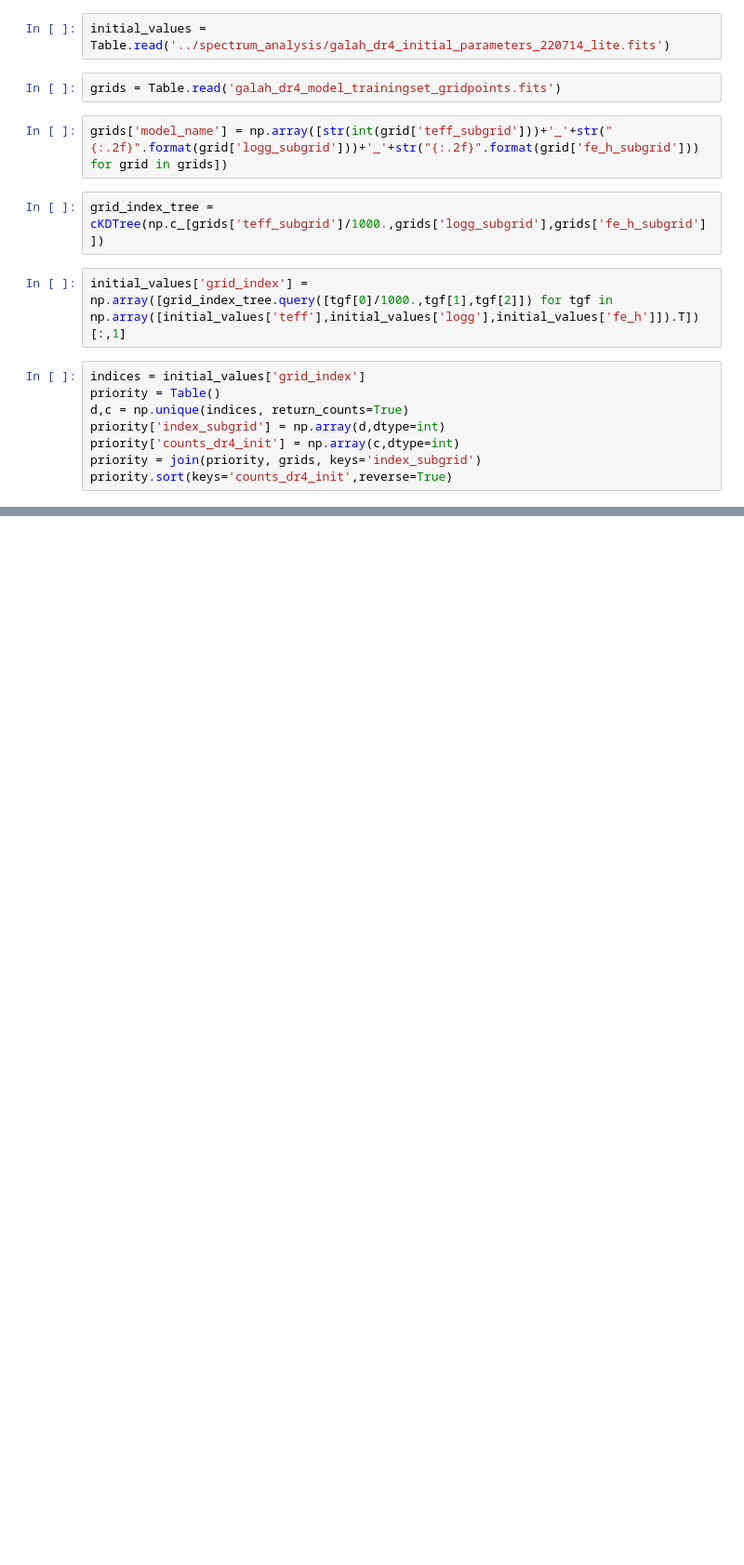
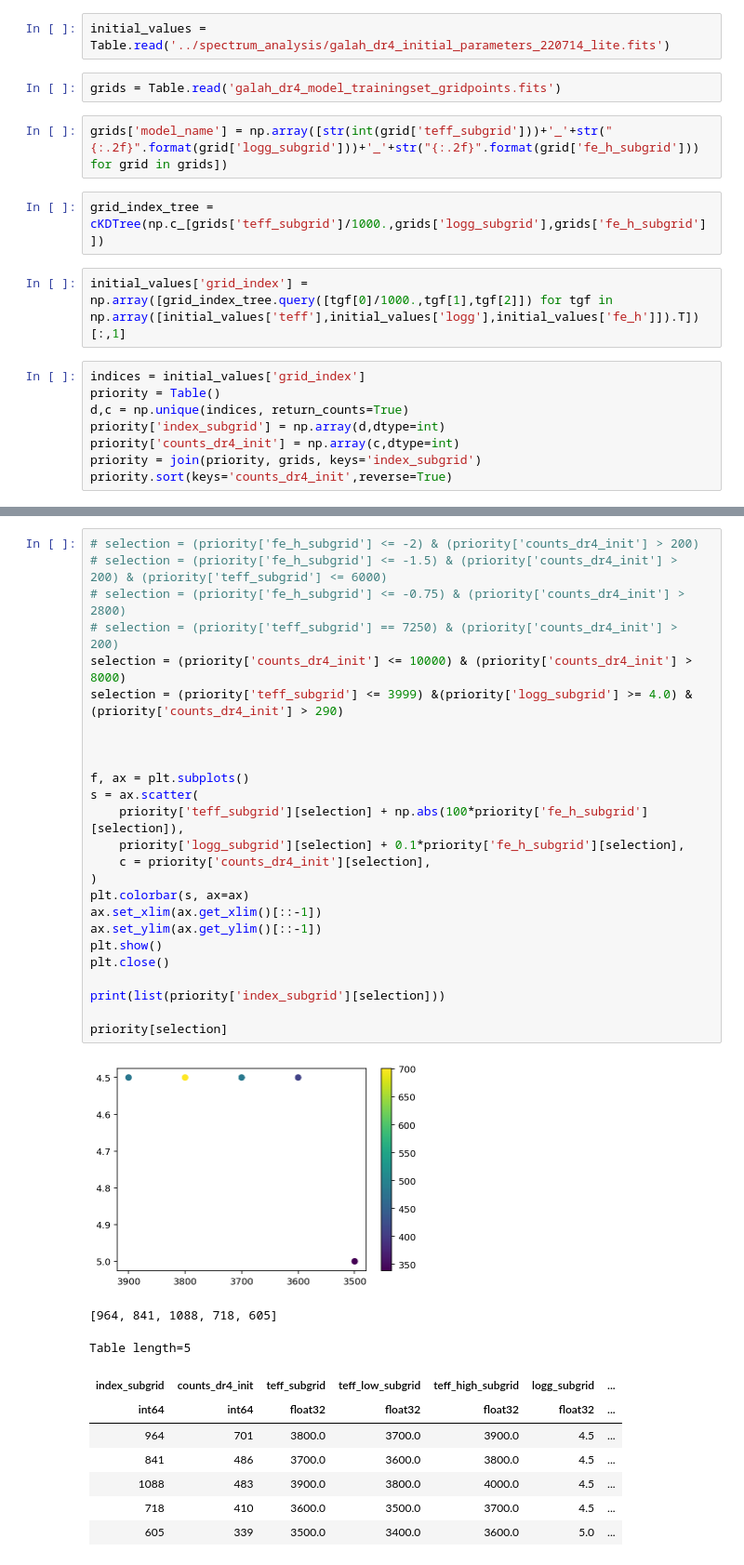
Before and after one commit to svenbuder/GALAH_DR4, a Jupyter notebook: spectrum_grids/galah_dr4_grid_calculation_priority_new_grid.ipynb, the cells around one changed output, grey strips where cells are left out. Shown: that part at 93% size. Saved outputs shown, nothing was run; the diff lists cells and outputs as text; blank space fills up the shorter version.

```diff
--- a/spectrum_grids/galah_dr4_grid_calculation_priority_new_grid.ipynb
+++ b/spectrum_grids/galah_dr4_grid_calculation_priority_new_grid.ipynb
@@ -248,0 +395,36 @@ print(len(grids_started))
+# %%
+# selection = (priority['fe_h_subgrid'] <= -2) & (priority['counts_dr4_init'] > 200)
+# selection = (priority['fe_h_subgrid'] <= -1.5) & (priority['counts_dr4_init'] > 200) & (priority['teff_subgrid'] <= 6000)
+# selection = (priority['fe_h_subgrid'] <= -0.75) & (priority['counts_dr4_init'] > 2800)
+# selection = (priority['teff_subgrid'] == 7250) & (priority['counts_dr4_init'] > 200)
+selection = (priority['counts_dr4_init'] <= 10000) & (priority['counts_dr4_init'] > 8000)
+selection = (priority['teff_subgrid'] <= 3999) &(priority['logg_subgrid'] >= 4.0) & (priority['counts_dr4_init'] > 290)
+
+
+
+f, ax = plt.subplots()
+s = ax.scatter(
+    priority['teff_subgrid'][selection] + np.abs(100*priority['fe_h_subgrid'][selection]),
+    priority['logg_subgrid'][selection] + 0.1*priority['fe_h_subgrid'][selection],
+    c = priority['counts_dr4_init'][selection],
+)
+plt.colorbar(s, ax=ax)
+ax.set_xlim(ax.get_xlim()[::-1])
+ax.set_ylim(ax.get_ylim()[::-1])
+plt.show()
+plt.close()
+
+print(list(priority['index_subgrid'][selection]))
+
+priority[selection]
+# %% [output]
+[figure, added]
+[964, 841, 1088, 718, 605]
+Table length=5
+| index_subgrid | counts_dr4_init | teff_subgrid | teff_low_subgrid | teff_high_subgrid | logg_subgrid | ... |
+| int64 | int64 | float32 | float32 | float32 | float32 | ... |
+| 964 | 701 | 3800.0 | 3700.0 | 3900.0 | 4.5 | ... |
+| 841 | 486 | 3700.0 | 3600.0 | 3800.0 | 4.5 | ... |
+| 1088 | 483 | 3900.0 | 3800.0 | 4000.0 | 4.5 | ... |
+| 718 | 410 | 3600.0 | 3500.0 | 3700.0 | 4.5 | ... |
+| 605 | 339 | 3500.0 | 3400.0 | 3600.0 | 5.0 | ... |
```
Also changed, not shown: parts of 18 cells of this notebook, 3 other files.
